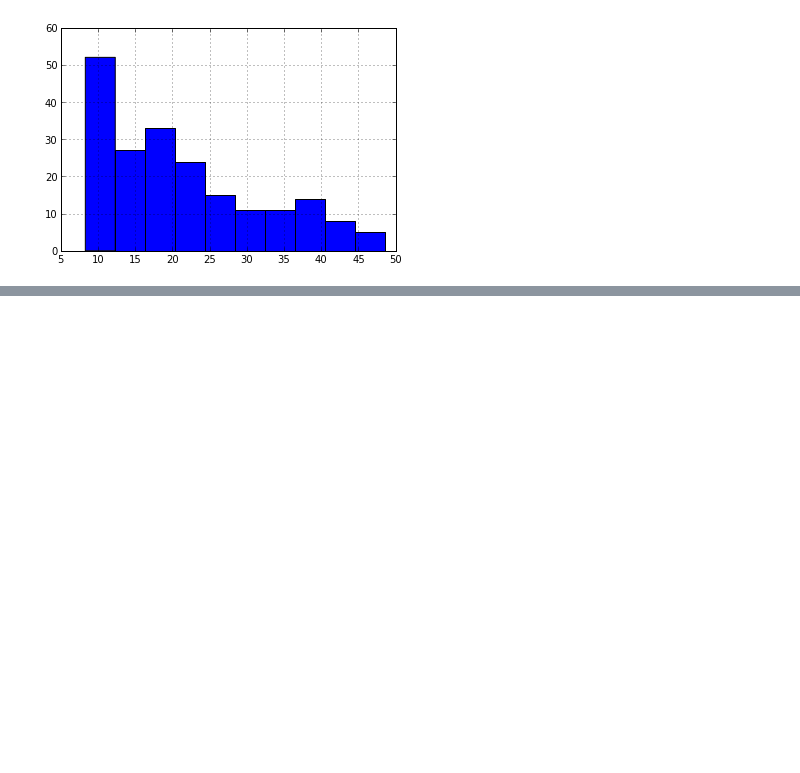
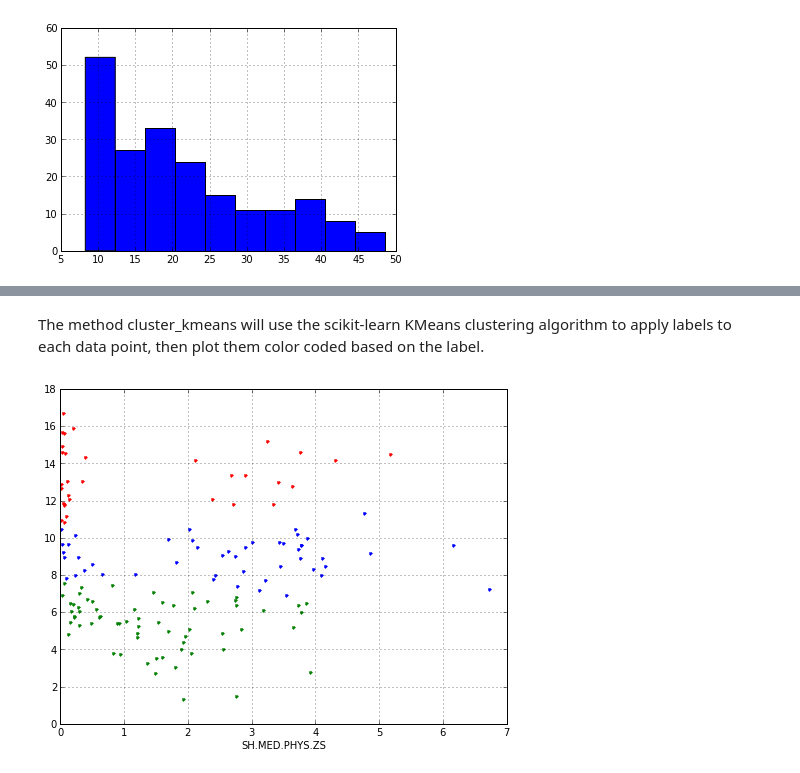
Before and after one commit to dennisobrien/GeneralAssemblyDataScience2013, a Jupyter notebook: HomeworkAssignment_05/ClusteringHealth.ipynb, the cells around one changed output, grey strips where cells are left out. Saved outputs shown, nothing was run; the diff lists cells and outputs as text; code cells hidden in the pictures; blank space fills up the shorter version.

```diff
--- a/HomeworkAssignment_05/ClusteringHealth.ipynb
+++ b/HomeworkAssignment_05/ClusteringHealth.ipynb
@@ -256,0 +246,6 @@ too few points for SH.DYN.CHLD.MA: 0
+# %% [markdown]
+The method cluster_kmeans will use the scikit-learn KMeans clustering algorithm to apply labels to each data point, then plot them color coded based on the label.
+# %%
+fig = cluster_kmeans(df_2010_countries[['SH.MED.PHYS.ZS', 'SP.DYN.CDRT.IN']], n_clusters=3, scale_data=False)
+# %% [output]
+[figure, added]
```
Also changed, not shown: parts of 14 cells of this notebook, 1 other file.
